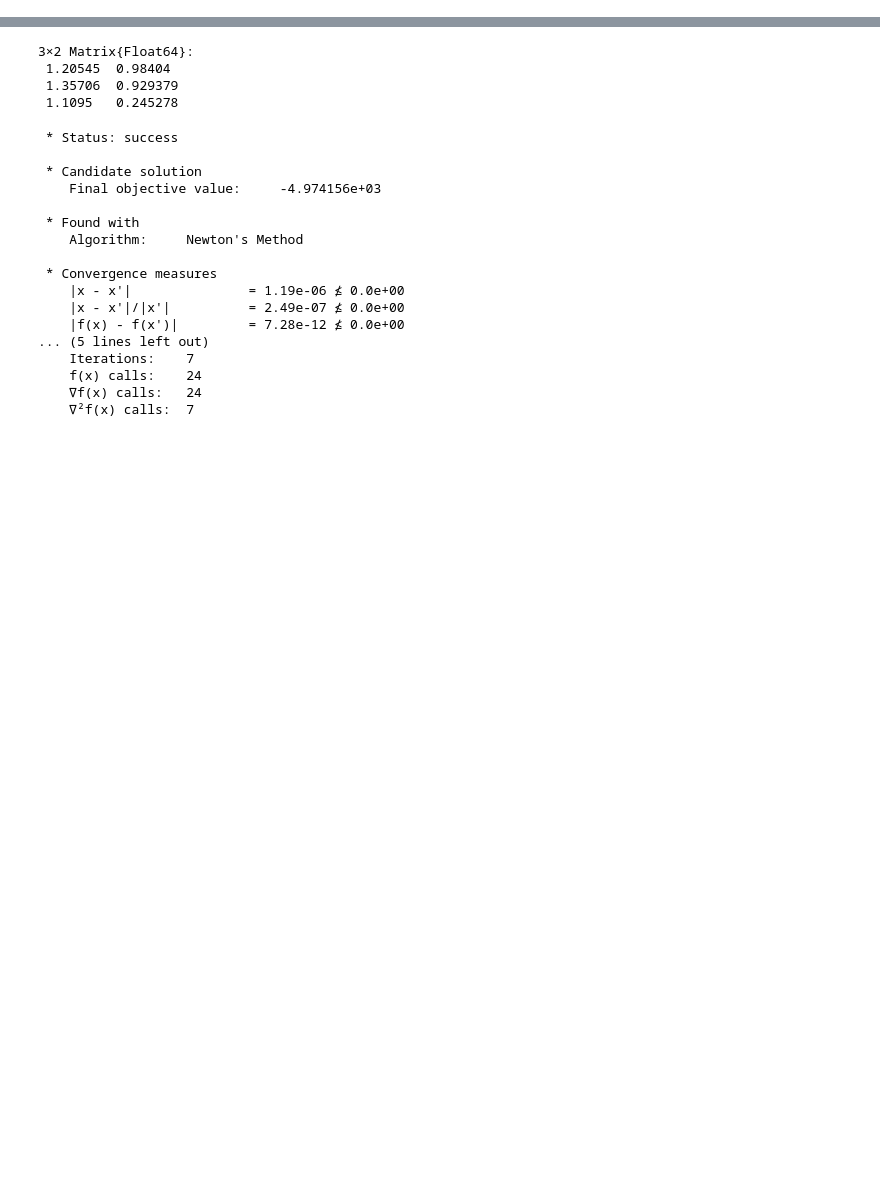
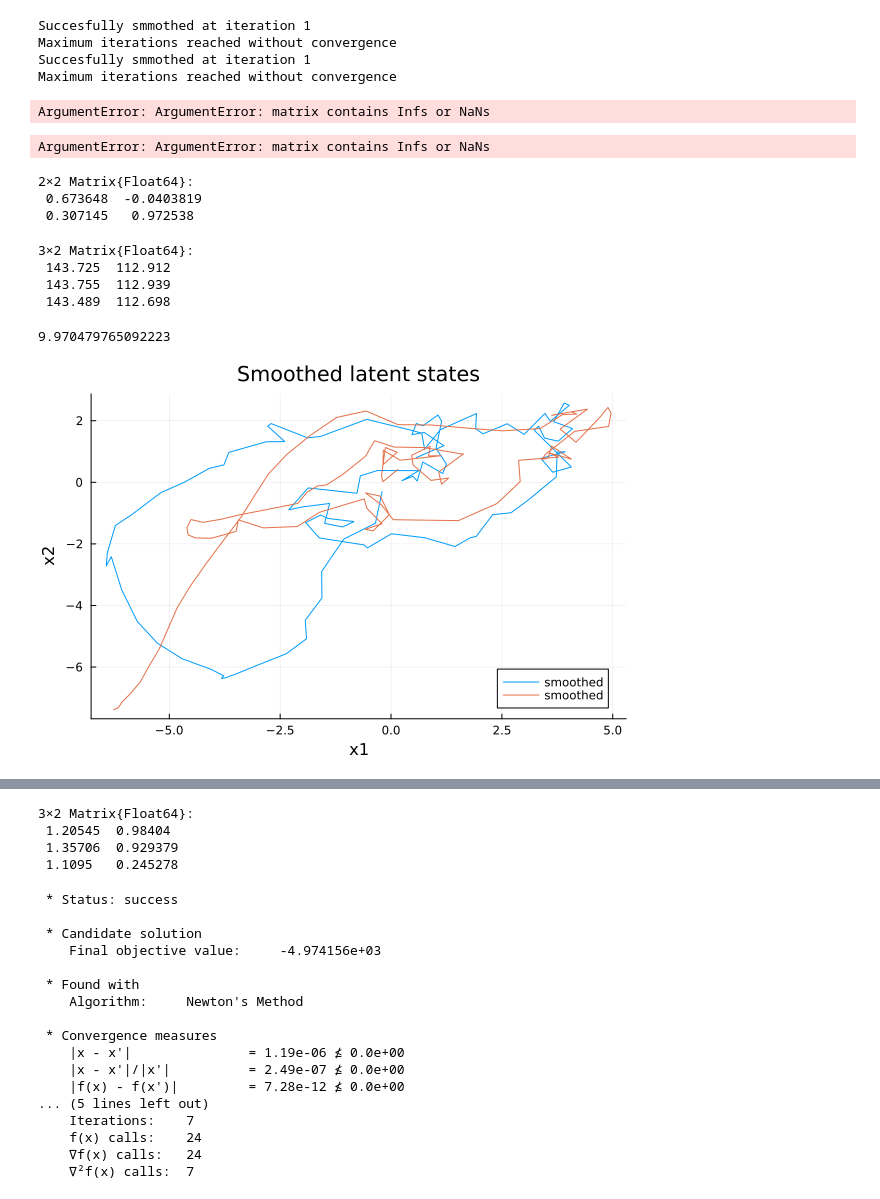
Before and after one commit to depasquale-lab/StateSpaceDynamics.jl, a Jupyter notebook: notebooks/plds.ipynb, the cells around one changed output, grey strips where cells are left out. Saved outputs shown, nothing was run; the diff lists cells and outputs as text; code cells hidden in the pictures; blank space fills up the shorter version.

```diff
--- a/notebooks/plds.ipynb
+++ b/notebooks/plds.ipynb
@@ -55,3 +101,36 @@ b = ones(100, 2) * 0.000;
+# %%
+@benchmark SSM.fit!(plds, y_array, 1)
+# %% [output]
+Succesfully smmothed at iteration 1
+Maximum iterations reached without convergence
+Succesfully smmothed at iteration 1
+Maximum iterations reached without convergence
+ArgumentError: ArgumentError: matrix contains Infs or NaNs
+# %%
+SSM.smooth(plds, y_array)
+# %% [output]
+ArgumentError: ArgumentError: matrix contains Infs or NaNs
+# %%
+plds.A
+# %% [output]
+2×2 Matrix{Float64}:
+ 0.673648  -0.0403819
+ 0.307145   0.972538
+# %%
+plds.C
+# %% [output]
+3×2 Matrix{Float64}:
+ 143.725  112.912
+ 143.755  112.939
+ 143.489  112.698
+# %%
+maximum(p_sm)
+# %% [output]
+9.970479765092223
+# %%
+plot(x_sm[1, :, :], x_sm[2, :, :], label="smoothed", xlabel="x1", ylabel="x2", title="Smoothed latent states")
+# %% [output]
+[figure, added]
 # %%
 SSM.fit!(plds, y_array, 2)
 # %% [output]
```
Also changed, not shown: parts of 7 cells of this notebook, 5 other files.
